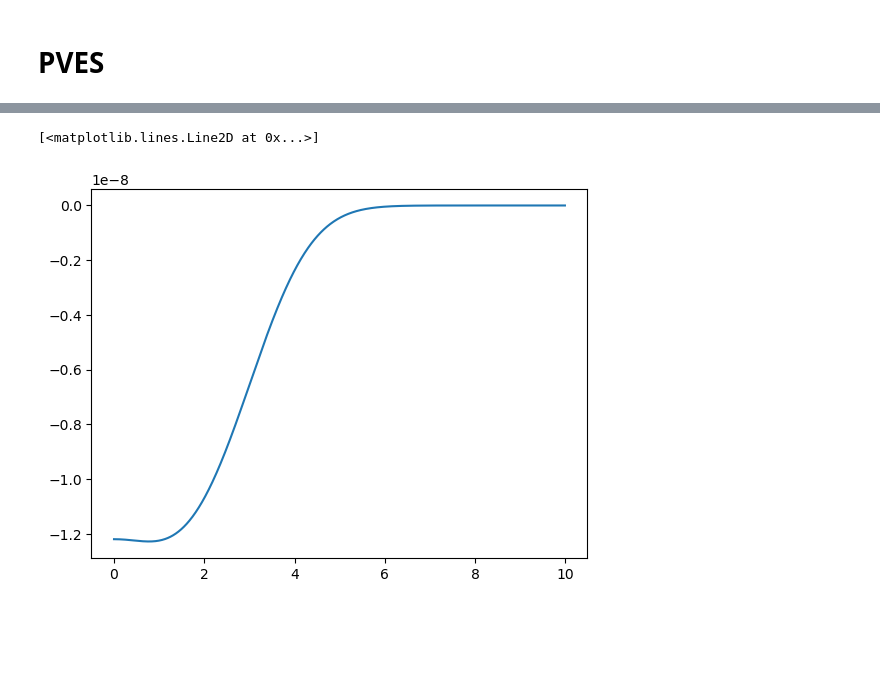
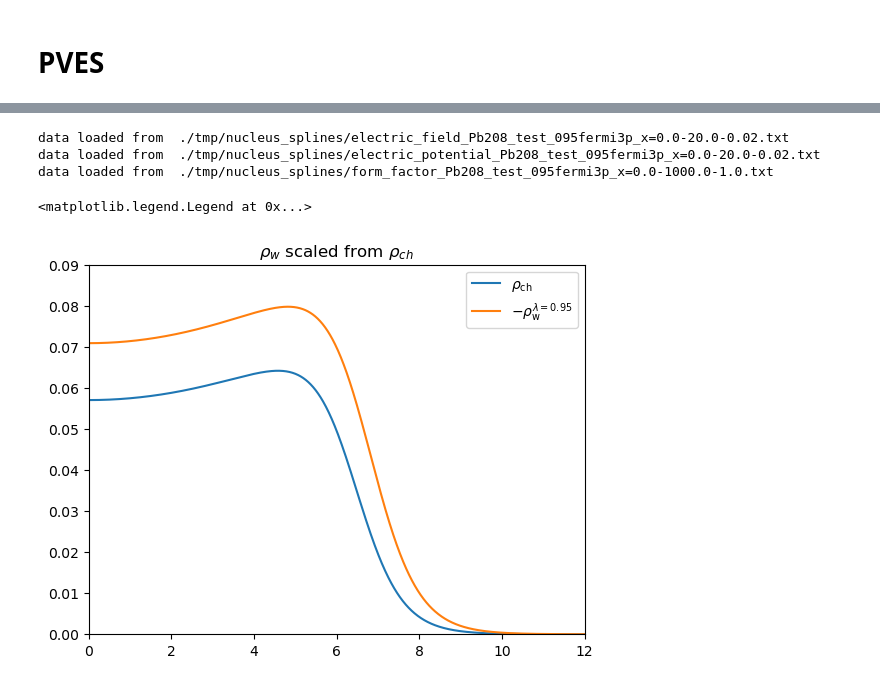
Before and after one commit to Partynumbers42/phasr, a Jupyter notebook: Example.ipynb, the cells around one changed output, grey strips where cells are left out. Drawn from its saved outputs; the diff is of its cells as text; code cells hidden in the pictures; blank space fills up the shorter version.

```diff
--- a/Example.ipynb
+++ b/Example.ipynb
@@ -842,3 +516,0 @@ plt.plot(r,-nucleus_osz_Al27.weak_density(r))
-# %%
-r=np.arange(0,10,1e-2)
-plt.plot(r,nucleus_osz_Al27.electric_potential(r))
@@ -848,6 +516,0 @@ plt.plot(r,nucleus_osz_Al27.electric_potential(r))
-# %%
-r=np.arange(0,10,1e-2)
-plt.plot(r,nucleus_osz_Al27.weak_potential(r))
-# %% [output]
-[<matplotlib.lines.Line2D at 0x...>]
-[figure, removed]
@@ -859,0 +517,22 @@ plt.plot(theta_deg,A_PV1)
+# %%
+def weak_density_model(r,lam,nucleus): return (nucleus.Qw/nucleus.Z)*lam**3*nucleus.charge_density(lam*r)
+# %%
+Pb208_test = phr.nucleus('Pb208_test_095',Z=82,A=208,c=6.4,z=0.54,w=0.32)
+Pb208_test.weak_density = partial(weak_density_model,lam=0.9502,nucleus=Pb208_test)
+Pb208_test.update_dependencies()
+Pb208_test.fill_gaps()
+# %% [output]
+data loaded from  ./tmp/nucleus_splines/electric_field_Pb208_test_095fermi3p_x=0.0-20.0-0.02.txt
+data loaded from  ./tmp/nucleus_splines/electric_potential_Pb208_test_095fermi3p_x=0.0-20.0-0.02.txt
+data loaded from  ./tmp/nucleus_splines/form_factor_Pb208_test_095fermi3p_x=0.0-1000.0-1.0.txt
+# %%
+r=np.arange(0,12,1e-2)
+plt.title(r'$\rho_w$ scaled from $\rho_{ch}$')
+plt.plot(r,Pb208_test.charge_density(r),label=r'$\rho_\operatorname{ch}$')
+plt.plot(r,-Pb208_test.weak_density(r),label=r'$-\rho_\operatorname{w}^{\lambda=0.95}$')
+plt.xlim(0,12)
+plt.ylim(0,0.09)
+plt.legend()
+# %% [output]
+<matplotlib.legend.Legend at 0x...>
+[figure, added]
```
Also changed, not shown: parts of 58 cells of this notebook, 4 other files.
